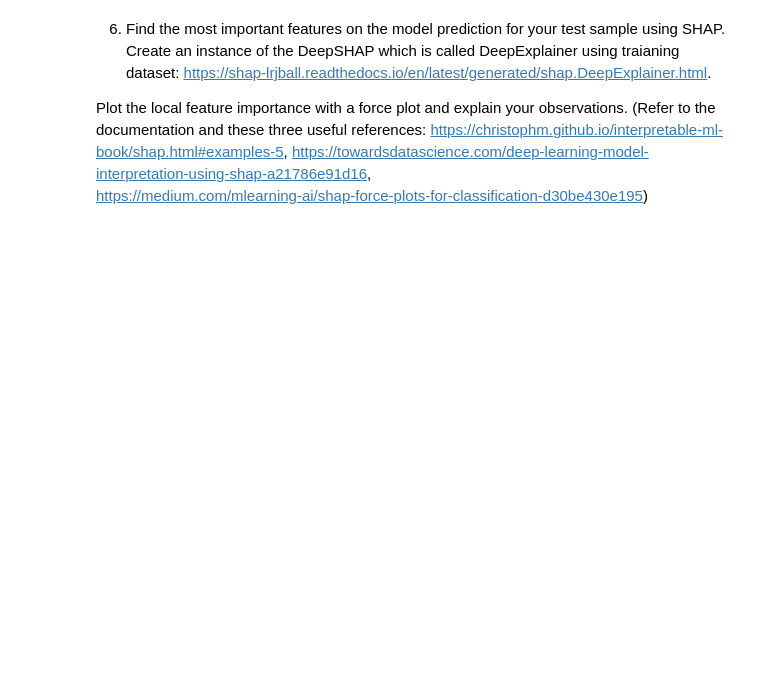
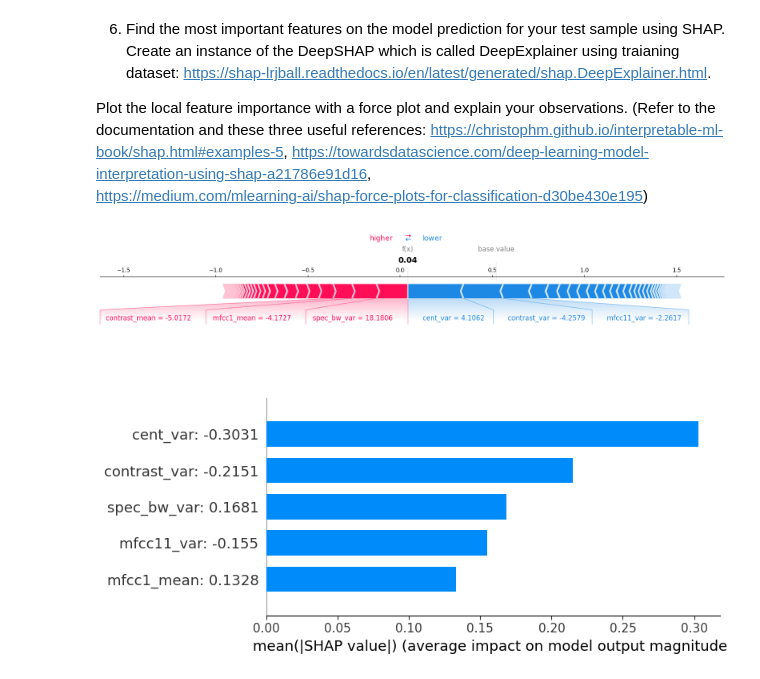
Before and after one commit to StevenShen3641/SC4001-Neural-Network-and-Deep-Learning, a Jupyter notebook: Programming Assignment/Part_A_4.ipynb, the cells around one changed output. Drawn from its saved outputs; the diff is of its cells as text; code cells hidden in the pictures; blank space fills up the shorter version.

```diff
--- a/Programming Assignment/Part_A_4.ipynb
+++ b/Programming Assignment/Part_A_4.ipynb
@@ -47,6 +47,13 @@ The following code cell will not be marked.
 # %%
 # YOUR CODE HERE
 from common_utils import MLP, CustomDataset, loss_fn
+class MLP(MLP):
+    def __init__(self):
+        nn.Module.__init__(self)
+        self.mlp_stack = nn.Sequential()
+
+    def add_layer(self, name, layer):
+        self.mlp_stack.add_module(name, layer)
 # %% [markdown]
 2. Install and import shap
 # %%
@@ -145,4 +152,10 @@ for j in range(len(para_list)):
         model.add_layer(f"Dropout{j}", nn.Dropout(0.2))
 
 # load model
-model.load_state_dict(torch.load("model.pth"))
+model.load_state_dict(torch.load(model_path))
+model.eval()
+
+# test
+X_test_scaled = torch.tensor(X_test_scaled_eg, dtype=torch.float)
+res = model(X_test_scaled).squeeze()
+pred_label = int(res > 0.5)
@@ -164,0 +175,32 @@ Plot the local feature importance with a force plot and explain your observation
+# %%
+'''
+Fit the explainer on a subset of the data (you can try all but then gets slower)
+Return approximate SHAP values for the model applied to the data given by X.
+Plot the local feature importance with a force plot and explain your observations.
+'''
+# YOUR CODE HERE
+col_names = old_df.drop(columns=columns_to_drop).columns.tolist()
+X_test_scaled_df = pd.DataFrame(X_test_scaled_eg, columns=col_names)
+
+# scale the training data
+scaler = preprocessing.StandardScaler()
+X_train_scaled = scaler.fit_transform(X_train)
+
+# compute SHAP values for the test data
+
+e = shap.DeepExplainer(model, torch.tensor(X_train_scaled, dtype=torch.float))
+values = e.shap_values(torch.tensor(X_test_scaled_eg, dtype=torch.float)).reshape(-1)
+
+# force plot
+shap.force_plot(e.expected_value, values, X_test_scaled_df.round(4), feature_names=col_names, matplotlib=True)
+
+# find the top 5 most important features
+top_5_idx = np.argsort(np.abs(np.array(values)))[::-1][:5]
+top_5_names = [col_names[i] for i in top_5_idx]
+top_5_values = [values[i] for i in top_5_idx]
+feature_names = [i + ": " + str(j.round(4)) for i, j in zip(top_5_names, top_5_values)]
+
+shap.summary_plot(np.array(values[top_5_idx]).reshape(1, -1), plot_type='bar', feature_names=feature_names)
+# %% [output]
+[figure, added]
+[figure, added]
```
Also changed, not shown: parts of 5 cells of this notebook, 1 other file.
